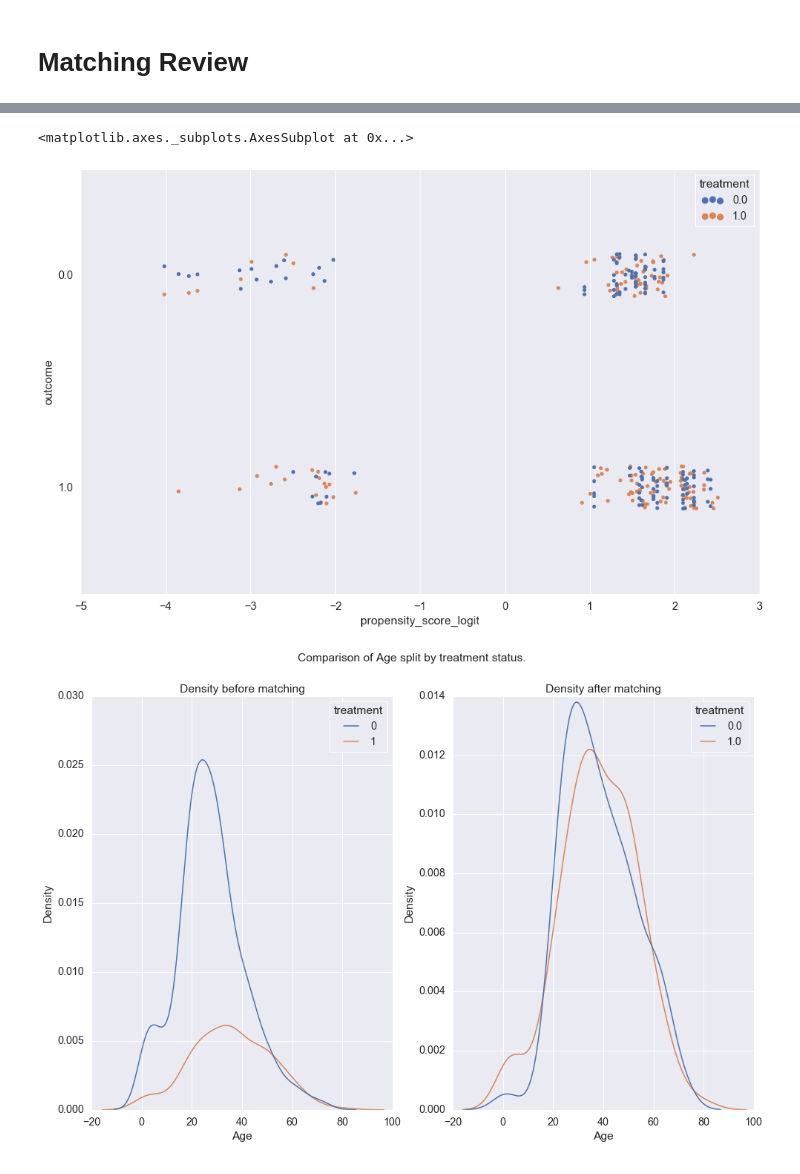
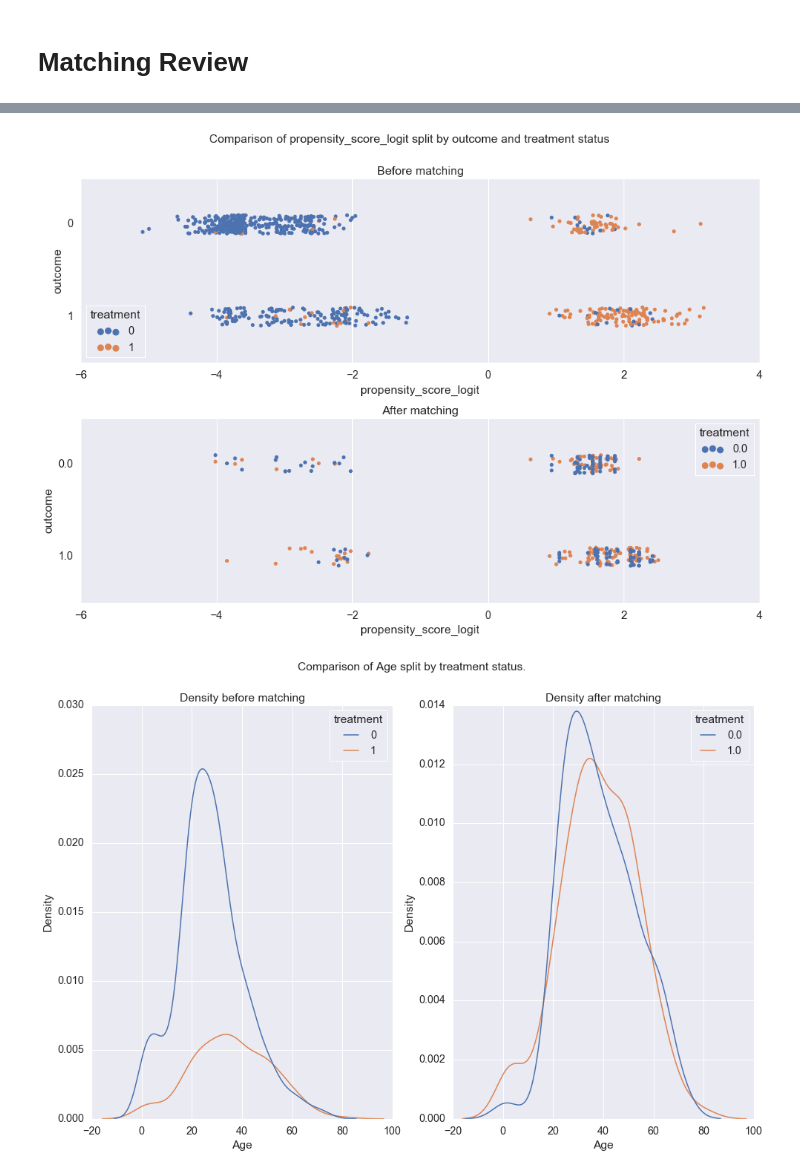
Before and after one commit to konosp/propensity-score-matching, a Jupyter notebook: propensity_score_matching_v2.ipynb, the cells around one changed output, grey strips where cells are left out. Saved outputs shown, nothing was run; the diff lists cells and outputs as text; code cells hidden in the pictures.

Commit message:
images updates

```diff
--- a/propensity_score_matching_v2.ipynb
+++ b/propensity_score_matching_v2.ipynb
@@ -280,8 +270,13 @@ sns.stripplot(data = df_data, y = 'outcome', x = 'propensity_score_logit', hue =
-# %%
-sns.stripplot(data = all_mached_data, y = 'outcome', x = 'propensity_score_logit', hue = 'treatment', orient = 'h')
-# %% [output]
-<matplotlib.axes._subplots.AxesSubplot at 0x...>
-[figure, removed]
+# %%
+fig, ax = plt.subplots(2,1)
+fig.suptitle('Comparison of {} split by outcome and treatment status'.format('propensity_score_logit'))
+sns.stripplot(data = df_data, y = 'outcome', x = 'propensity_score_logit', hue = 'treatment', orient = 'h', ax = ax[0]).set(title = 'Before matching', xlim=(-6, 4))
+sns.stripplot(data = all_mached_data, y = 'outcome', x = 'propensity_score_logit', hue = 'treatment', ax = ax[1] , orient = 'h').set(title = 'After matching', xlim=(-6, 4))
+plt.subplots_adjust(hspace = 0.3)
+plt.show()
+fig.savefig("jitter_plot.png")
+# %% [output]
+[figure, added]
 # %%
 args = ['Age','Fare','propensity_score_logit']
 
```
Also changed, not shown: parts of 5 cells of this notebook, 2 other files.
